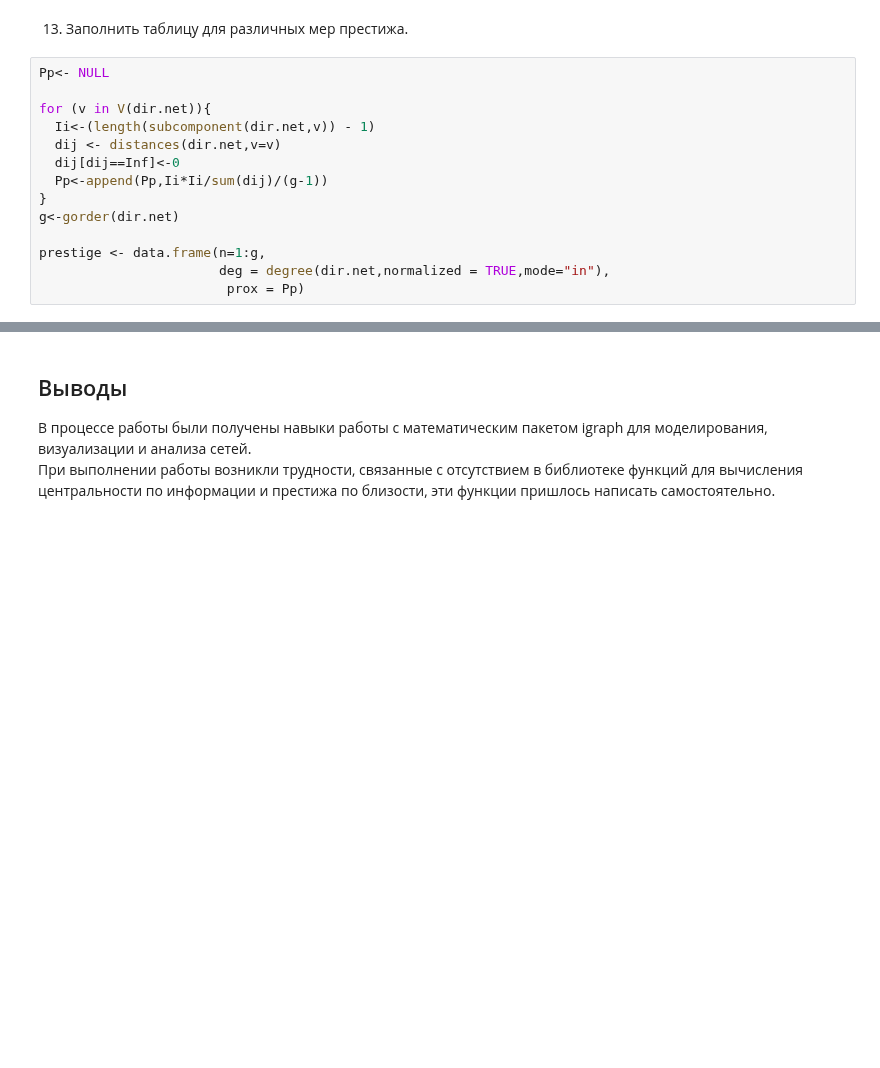
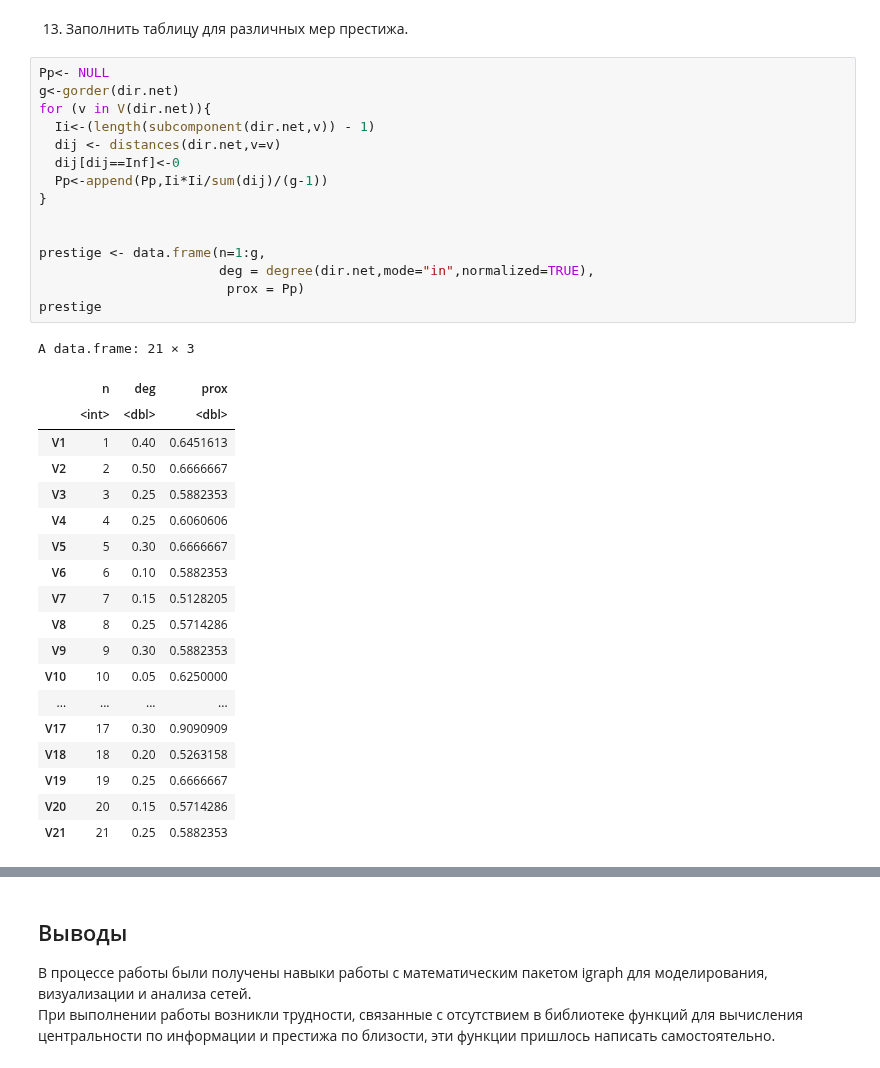
Before and after one commit to the-mvi/nta-2022, a Jupyter notebook: 0381_Pecherkin_AS/task1.ipynb, the cells around one changed output, grey strips where cells are left out. Cells and saved outputs as stored; diff of their text form; blank space fills up the shorter version.

```diff
--- a/0381_Pecherkin_AS/task1.ipynb
+++ b/0381_Pecherkin_AS/task1.ipynb
@@ -376,18 +382,39 @@ out-degree variance:  20.02857
 13. Заполнить таблицу для различных мер престижа.
 # %%
 Pp<- NULL
-
+g<-gorder(dir.net)
 for (v in V(dir.net)){
   Ii<-(length(subcomponent(dir.net,v)) - 1)
   dij <- distances(dir.net,v=v)
   dij[dij==Inf]<-0
   Pp<-append(Pp,Ii*Ii/sum(dij)/(g-1))
 }
-g<-gorder(dir.net)
+
 
 prestige <- data.frame(n=1:g,
-                       deg = degree(dir.net,normalized = TRUE,mode="in"),
+                       deg = degree(dir.net,mode="in",normalized=TRUE),
                         prox = Pp)
+prestige
+# %% [output]
+A data.frame: 21 × 3
+|  | n | deg | prox |
+|  | <int> | <dbl> | <dbl> |
+| V1 | 1 | 0.40 | 0.6451613 |
+| V2 | 2 | 0.50 | 0.6666667 |
+| V3 | 3 | 0.25 | 0.5882353 |
+| V4 | 4 | 0.25 | 0.6060606 |
+| V5 | 5 | 0.30 | 0.6666667 |
+| V6 | 6 | 0.10 | 0.5882353 |
+| V7 | 7 | 0.15 | 0.5128205 |
+| V8 | 8 | 0.25 | 0.5714286 |
+| V9 | 9 | 0.30 | 0.5882353 |
+| V10 | 10 | 0.05 | 0.6250000 |
+| ... | ... | ... | ... |
+| V17 | 17 | 0.30 | 0.9090909 |
+| V18 | 18 | 0.20 | 0.5263158 |
+| V19 | 19 | 0.25 | 0.6666667 |
+| V20 | 20 | 0.15 | 0.5714286 |
+| V21 | 21 | 0.25 | 0.5882353 |
 # %% [markdown]
 | $n_i$ |$P_D^{\prime}(n_i)$|$P_P^{\prime}(n_i)$|
 |-------|------|-----------|
```
Also changed, not shown: parts of 3 cells of this notebook.
